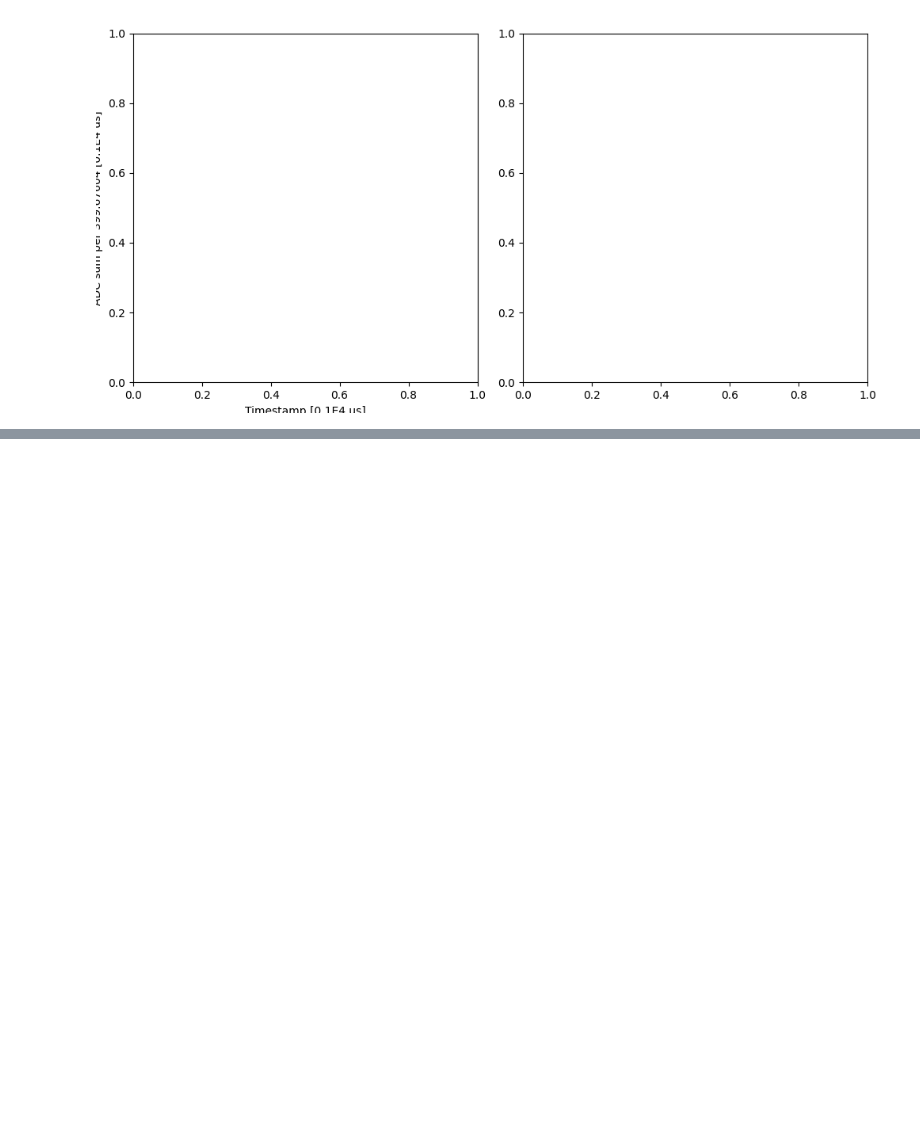
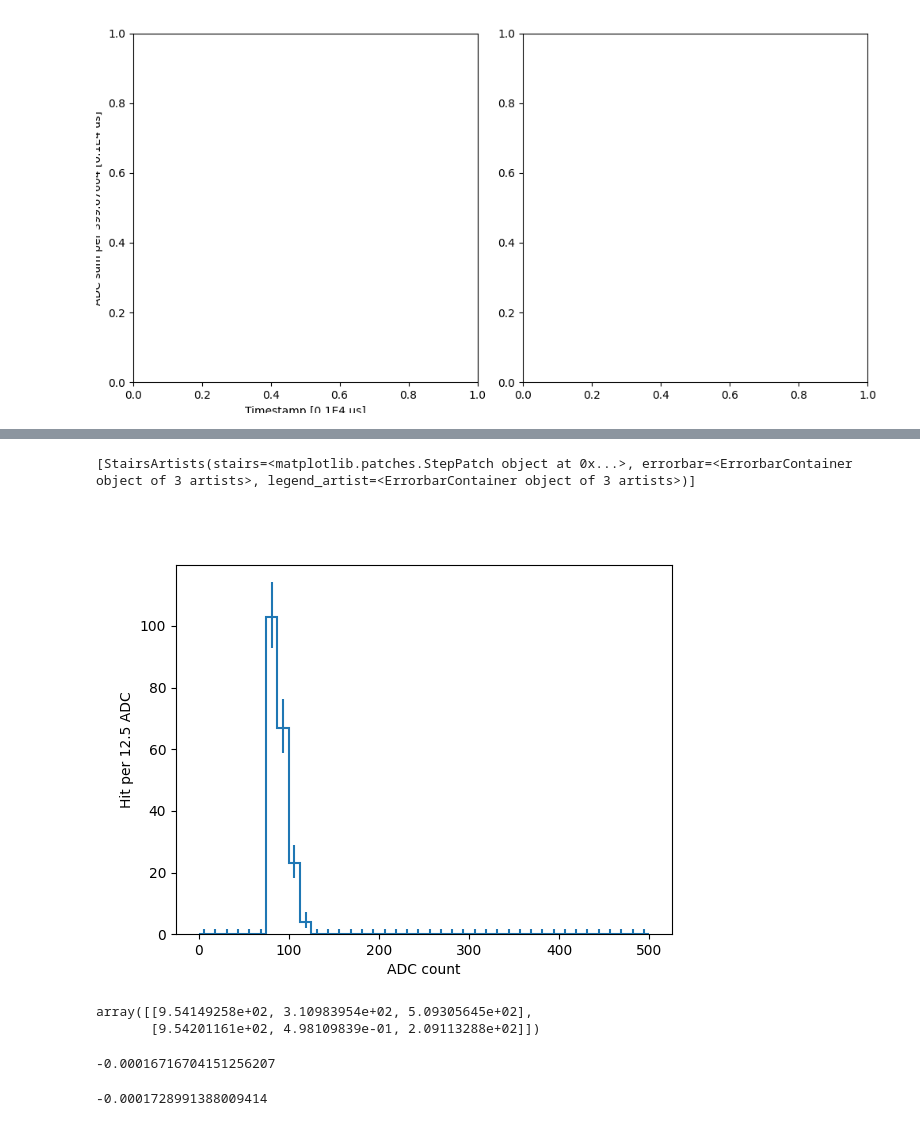
Before and after one commit to fanrado/2x2_ql, a Jupyter notebook: q/plot.ipynb, the cells around one changed output, grey strips where cells are left out. Drawn from its saved outputs; the diff is of its cells as text; code cells hidden in the pictures; blank space fills up the shorter version.

```diff
--- a/q/plot.ipynb
+++ b/q/plot.ipynb
@@ -663,0 +930,5 @@ VBox(children=(TagsInput(value=[], allow_duplicates=False), FloatRangeSlider(val
+# %%
+hadc_picked = bh.Histogram(bh.axis.Regular(40, 0, 500))
+hadc_picked.fill(ak.flatten(readout['adc']))
+print(hadc_picked)
+hadc_picked
@@ -663,0 +954,21 @@ VBox(children=(TagsInput(value=[], allow_duplicates=False), FloatRangeSlider(val
+# %%
+fig, ax = plt.subplots()
+ax.set_xlabel('ADC count')
+ax.set_ylabel('Hit per {} ADC'.format(hadc_picked.axes.edges[0][1]-hadc_picked.axes.edges[0][0]))
+mplhep.histplot(hadc_picked, ax=ax)
+# %% [output]
+[StairsArtists(stairs=<matplotlib.patches.StepPatch object at 0x...>, errorbar=<ErrorbarContainer object of 3 artists>, legend_artist=<ErrorbarContainer object of 3 artists>)]
+[figure, added]
+# %%
+picked_points
+# %% [output]
+array([[9.54149258e+02, 3.10983954e+02, 5.09305645e+02],
+       [9.54201161e+02, 4.98109839e-01, 2.09113288e+02]])
+# %%
+(9.54149258e+02-9.54201161e+02)/(3.10983954e+02-4.98109839e-01)
+# %% [output]
+-0.00016716704151256207
+# %%
+(9.54149258e+02-9.54201161e+02)/(5.09305645e+02-2.09113288e+02)
+# %% [output]
+-0.0001728991388009414
```
Also changed, not shown: parts of 12 cells of this notebook, 1 other file.
